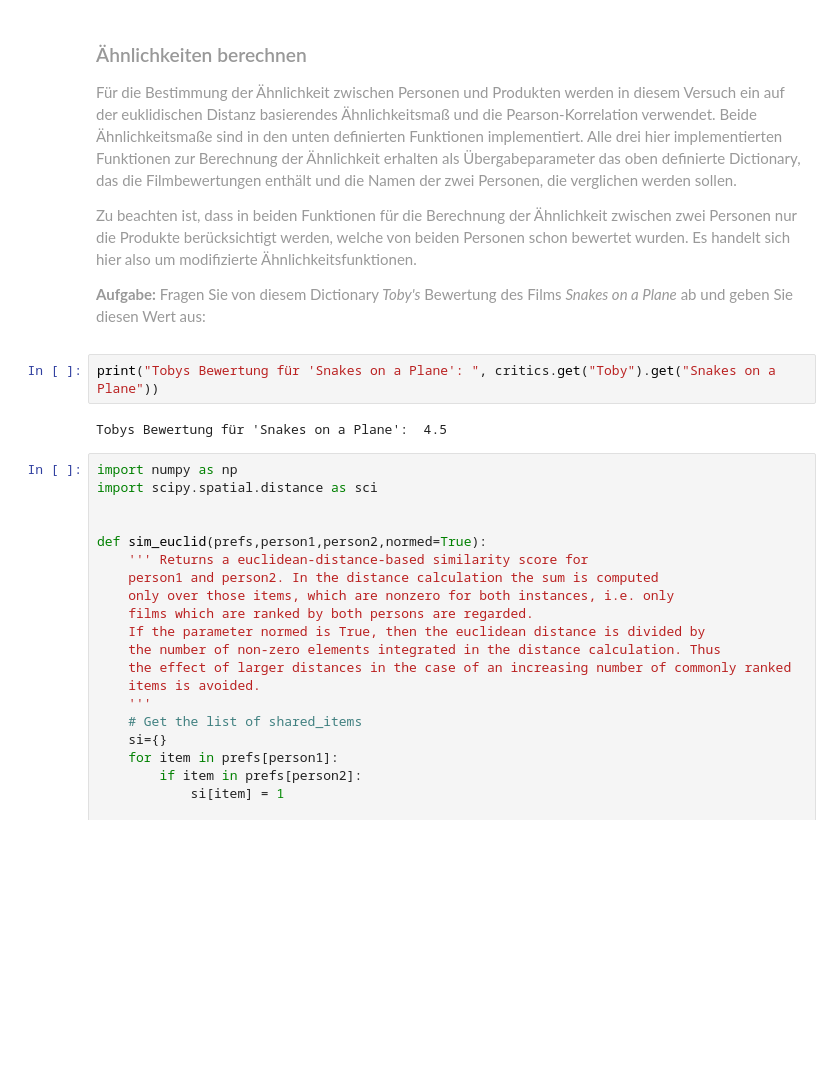
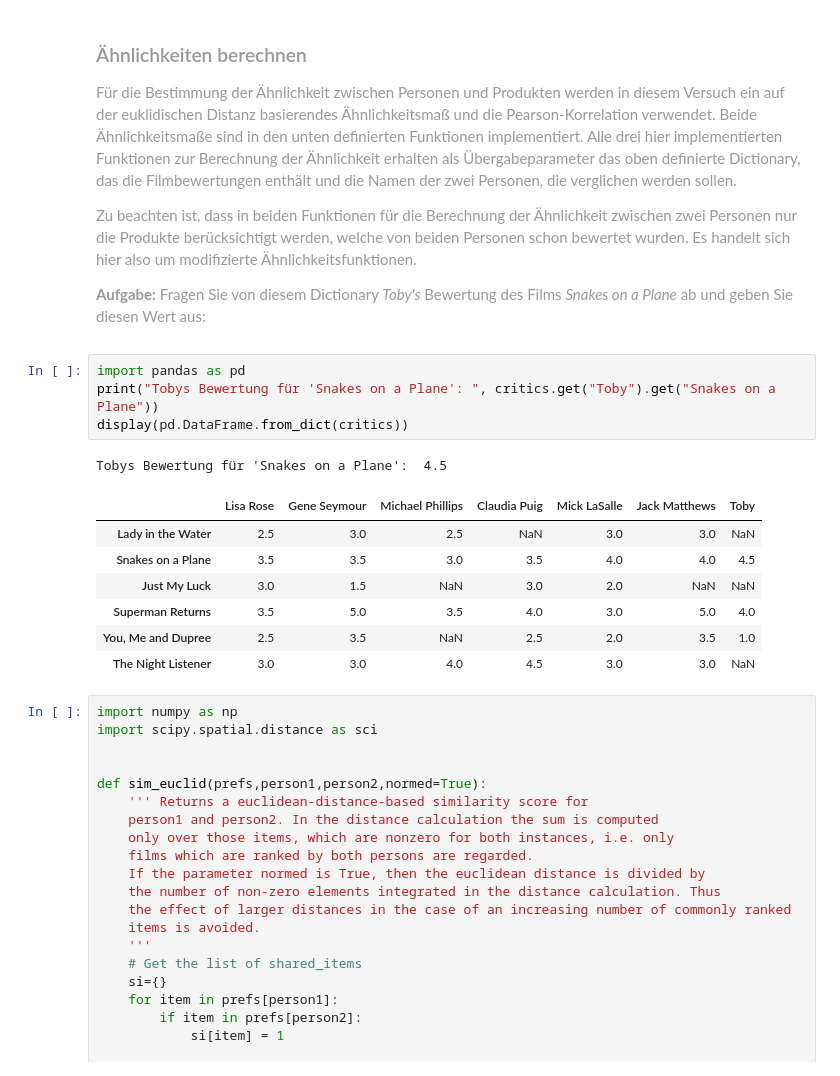
Before and after one commit to Branchverse/datamininglecture, a Jupyter notebook: 2_collaborative_recommender_systems/Abgabe/VersuchRecommenderSystem_Abgabe.ipynb, the cells around one changed output. Drawn from its saved outputs; the diff is of its cells as text; blank space fills up the shorter version.

```diff
--- a/2_collaborative_recommender_systems/Abgabe/VersuchRecommenderSystem_Abgabe.ipynb
+++ b/2_collaborative_recommender_systems/Abgabe/VersuchRecommenderSystem_Abgabe.ipynb
@@ -320,9 +320,18 @@ Zu beachten ist, dass in beiden Funktionen für die Berechnung der Ähnlichkeit
 __Aufgabe:__
 Fragen Sie von diesem Dictionary _Toby's_ Bewertung des Films _Snakes on a Plane_ ab und geben Sie diesen Wert aus:
 # %%
+import pandas as pd
 print("Tobys Bewertung für 'Snakes on a Plane': ", critics.get("Toby").get("Snakes on a Plane"))
+display(pd.DataFrame.from_dict(critics))
 # %% [output]
 Tobys Bewertung für 'Snakes on a Plane':  4.5
+|  | Lisa Rose | Gene Seymour | Michael Phillips | Claudia Puig | Mick LaSalle | Jack Matthews | Toby |
+| Lady in the Water | 2.5 | 3.0 | 2.5 | NaN | 3.0 | 3.0 | NaN |
+| Snakes on a Plane | 3.5 | 3.5 | 3.0 | 3.5 | 4.0 | 4.0 | 4.5 |
+| Just My Luck | 3.0 | 1.5 | NaN | 3.0 | 2.0 | NaN | NaN |
+| Superman Returns | 3.5 | 5.0 | 3.5 | 4.0 | 3.0 | 5.0 | 4.0 |
+| You, Me and Dupree | 2.5 | 3.5 | NaN | 2.5 | 2.0 | 3.5 | 1.0 |
+| The Night Listener | 3.0 | 3.0 | 4.0 | 4.5 | 3.0 | 3.0 | NaN |
 # %%
 import numpy as np
 import scipy.spatial.distance as sci
```
Also changed, not shown: parts of 27 cells of this notebook.
